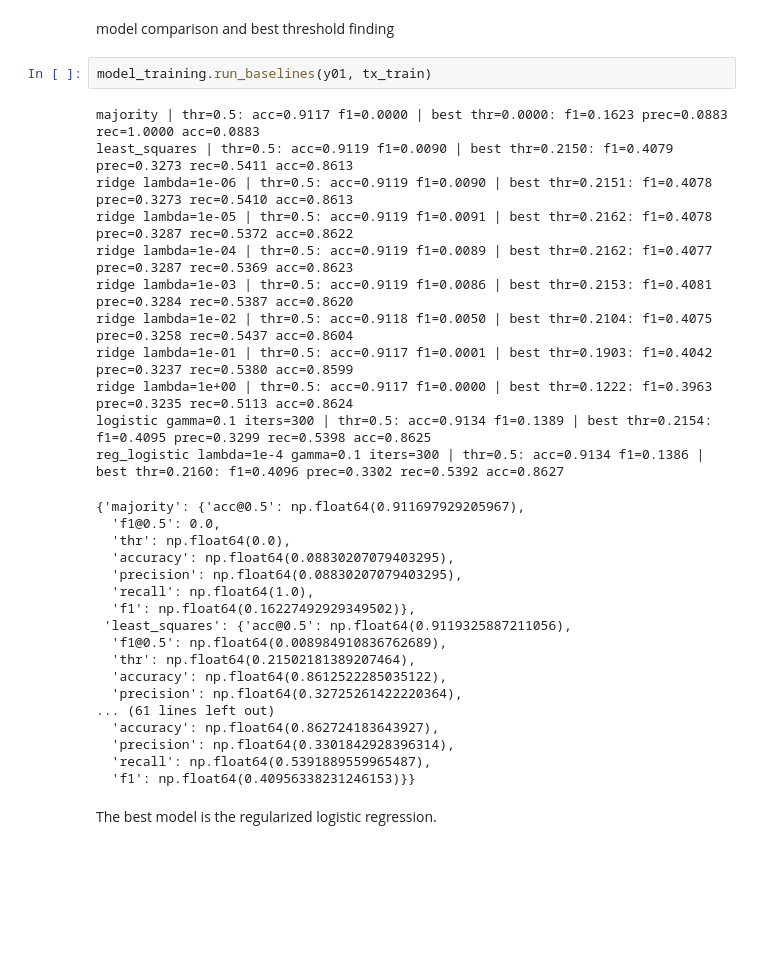
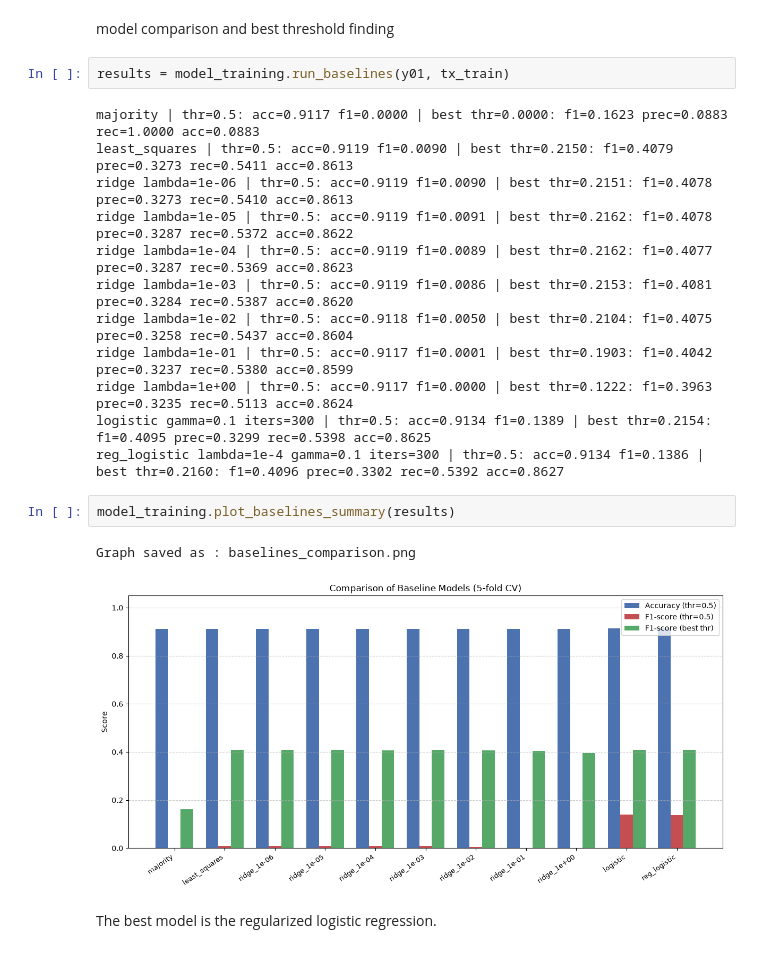
Before and after one commit to isaureimb/MLproject1, a Jupyter notebook: experiments.ipynb, the cells around one changed output. Saved outputs shown, nothing was run; the diff lists cells and outputs as text; blank space fills up the shorter version.

Commit message:
add plot

```diff
--- a/experiments.ipynb
+++ b/experiments.ipynb
@@ -47,7 +30,7 @@ print(f"% positives: {100 * y01.mean():.2f}")  #pourcentage de malade ?
 # %% [markdown]
 model comparison and best threshold finding
 # %%
-model_training.run_baselines(y01, tx_train)
+results = model_training.run_baselines(y01, tx_train)
 # %% [output]
 majority | thr=0.5: acc=0.9117 f1=0.0000 | best thr=0.0000: f1=0.1623 prec=0.0883 rec=1.0000 acc=0.0883
 least_squares | thr=0.5: acc=0.9119 f1=0.0090 | best thr=0.2150: f1=0.4079 prec=0.3273 rec=0.5411 acc=0.8613
@@ -60,23 +43,11 @@ ridge lambda=1e-01 | thr=0.5: acc=0.9117 f1=0.0001 | best thr=0.1903: f1=0.4042
 ridge lambda=1e+00 | thr=0.5: acc=0.9117 f1=0.0000 | best thr=0.1222: f1=0.3963 prec=0.3235 rec=0.5113 acc=0.8624
 logistic gamma=0.1 iters=300 | thr=0.5: acc=0.9134 f1=0.1389 | best thr=0.2154: f1=0.4095 prec=0.3299 rec=0.5398 acc=0.8625
 reg_logistic lambda=1e-4 gamma=0.1 iters=300 | thr=0.5: acc=0.9134 f1=0.1386 | best thr=0.2160: f1=0.4096 prec=0.3302 rec=0.5392 acc=0.8627
-{'majority': {'acc@0.5': np.float64(0.911697929205967),
-  'f1@0.5': 0.0,
-  'thr': np.float64(0.0),
-  'accuracy': np.float64(0.08830207079403295),
-  'precision': np.float64(0.08830207079403295),
-  'recall': np.float64(1.0),
-  'f1': np.float64(0.16227492929349502)},
- 'least_squares': {'acc@0.5': np.float64(0.9119325887211056),
-  'f1@0.5': np.float64(0.008984910836762689),
-  'thr': np.float64(0.21502181389207464),
-  'accuracy': np.float64(0.8612522285035122),
-  'precision': np.float64(0.32725261422220364),
-... (61 lines left out)
-  'accuracy': np.float64(0.862724183643927),
-  'precision': np.float64(0.3301842928396314),
-  'recall': np.float64(0.5391889559965487),
-  'f1': np.float64(0.40956338231246153)}}
+# %%
+model_training.plot_baselines_summary(results)
+# %% [output]
+Graph saved as : baselines_comparison.png
+[figure, added]
 # %% [markdown]
 The best model is the regularized logistic regression.
 # %%
```
Also changed, not shown: parts of 1 cell of this notebook, 1 other file.
